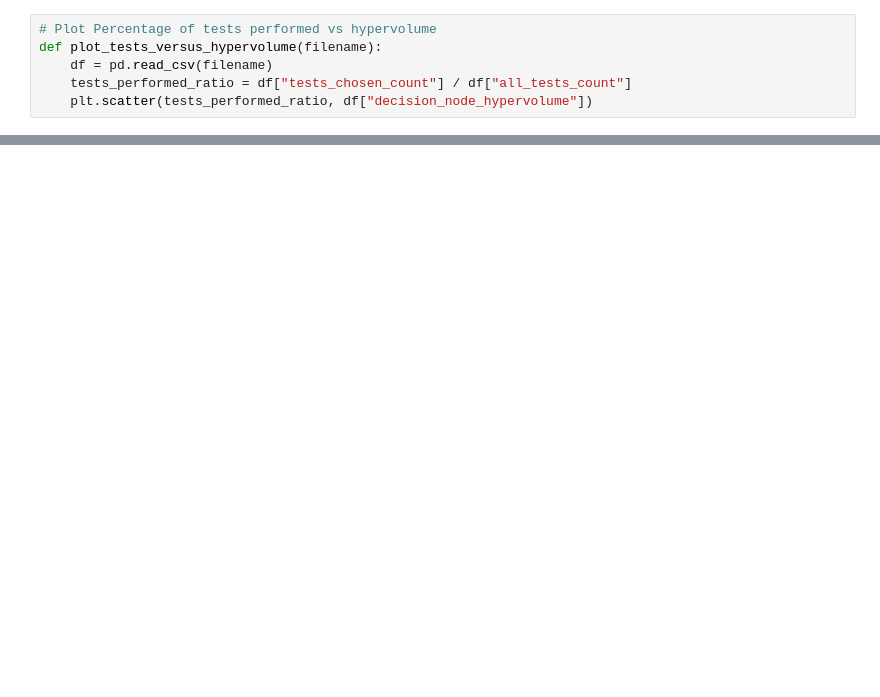
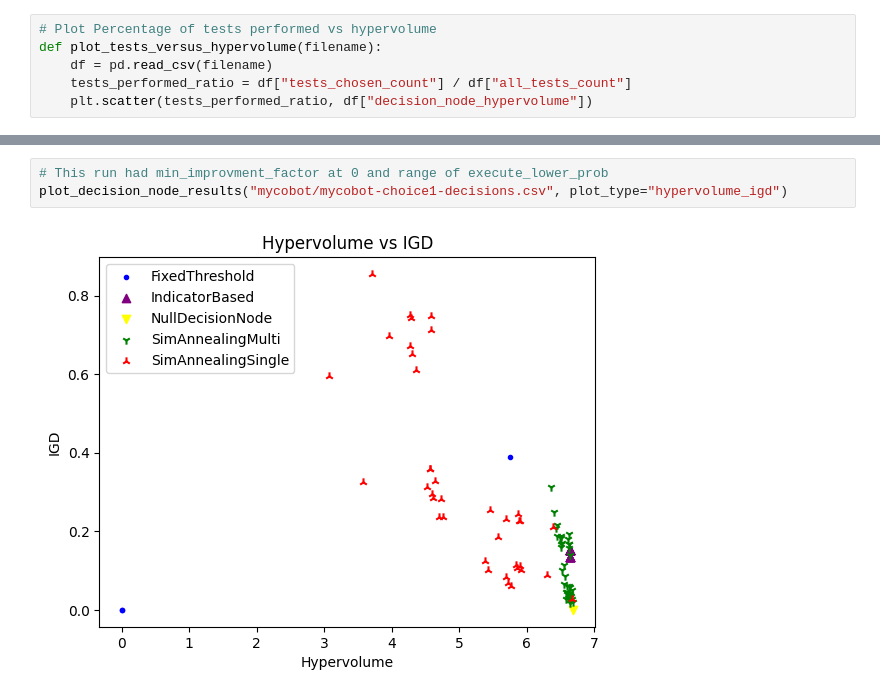
Before and after one commit to jrharbin-york/SBTPredictors, a Jupyter notebook: notebooks/Decision_Nodes_Analysis.ipynb, the cells around one changed output, grey strips where cells are left out. Cells and saved outputs as stored; diff of their text form; blank space fills up the shorter version.

```diff
--- a/notebooks/Decision_Nodes_Analysis.ipynb
+++ b/notebooks/Decision_Nodes_Analysis.ipynb
@@ -98,0 +135,5 @@ plot_decision_node_results("mycobot/mycobot-choice1-decisions.csv", plot_type="p
+# %%
+# This run had min_improvment_factor at 0 and range of execute_lower_prob
+plot_decision_node_results("mycobot/mycobot-choice1-decisions.csv", plot_type="hypervolume_igd")
+# %% [output]
+[figure, added]
```
Also changed, not shown: parts of 17 cells of this notebook, 3 other files.
